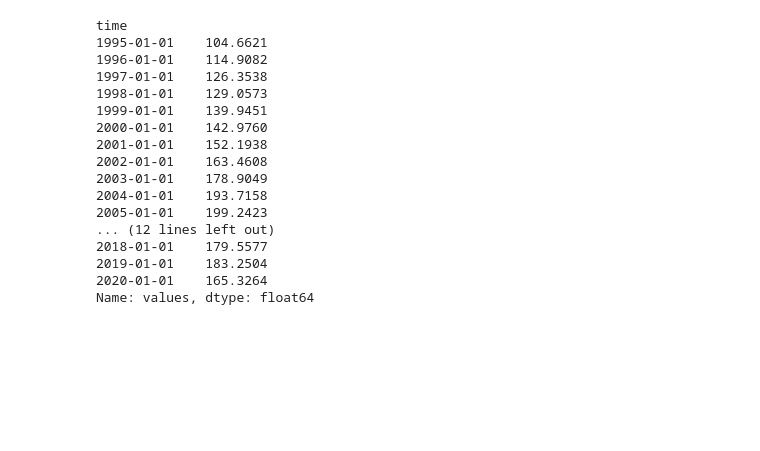
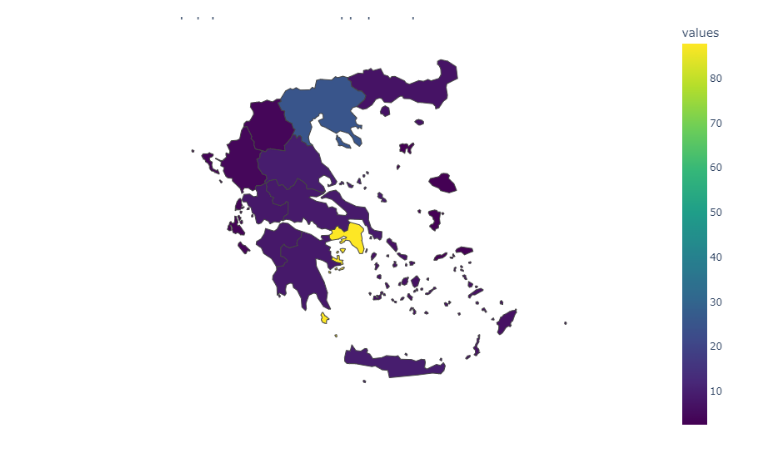
Before and after one commit to derevirn/eu-stats, a Jupyter notebook: test.ipynb, the cells around one changed output. Drawn from its saved outputs; the diff is of its cells as text; code cells hidden in the pictures; blank space fills up the shorter version.

```diff
--- a/test.ipynb
+++ b/test.ipynb
@@ -1,15 +1,18 @@
 # %%
 import pandas as pd
+import plotly.express as px
 from eurostatapiclient import EurostatAPIClient
+from urllib.request import urlopen
+import json
 
 client = EurostatAPIClient('v2.1', 'json', 'en')
 
-params = {'geo': 'EL', 'unit': 'CP_MEUR', 'na_item': 'B1GQ'}
-df = client.get_dataset('nama_10_gdp', params).to_dataframe()
+params = { 'unit': 'MIO_EUR'}
+df = client.get_dataset('nama_10r_2gdp', params).to_dataframe()
 df.dropna(inplace = True)
 df['values'] = df['values'] / 1000
 df['time'] = pd.to_datetime(df['time'])
 df.set_index('time', inplace=True)
 
-df
+df.info()
 # %% [output]
@@ -34,20 +29,25 @@ df
-# %%
-df['values'] / 1000
-# %% [output]
-time
-1995-01-01    104.6621
-1996-01-01    114.9082
-1997-01-01    126.3538
-1998-01-01    129.0573
-1999-01-01    139.9451
-2000-01-01    142.9760
-2001-01-01    152.1938
-2002-01-01    163.4608
-2003-01-01    178.9049
-2004-01-01    193.7158
-2005-01-01    199.2423
-... (12 lines left out)
-2018-01-01    179.5577
-2019-01-01    183.2504
-2020-01-01    165.3264
-Name: values, dtype: float64
+# %%
+mask = df['geo'].str.contains('EL[0-9]{2}')
+
+df = df[mask]
+# %%
+nuts2 = 'https://raw.githubusercontent.com/eurostat/Nuts2json/master/2021/4326/10M/nutsrg_2.json'
+with urlopen(nuts2) as response:
+    regions = json.load(response)
+# %%
+fig = px.choropleth(df.loc['2019'], geojson = regions,
+                    locations = 'geo', color = 'values',
+                    featureidkey = 'properties.id',
+                    center = {'lat': 37.98, 'lon': 23.72},
+                    color_continuous_scale="Viridis",
+                    projection = 'mercator',
+                    fitbounds = 'locations',
+                    #animation_frame = 'time',
+                    basemap_visible = False,
+                    width = 700, height = 500,
+                    title = 'ΑΕΠ Περιφερειών σε Δισεκατομμύρια Ευρώ')
+
+fig.update_layout(margin={"r":0,"t":0,"l":0,"b":0})
+fig.show()
+# %% [output]
+[figure, added]
```
Also changed, not shown: parts of 1 cell of this notebook.
